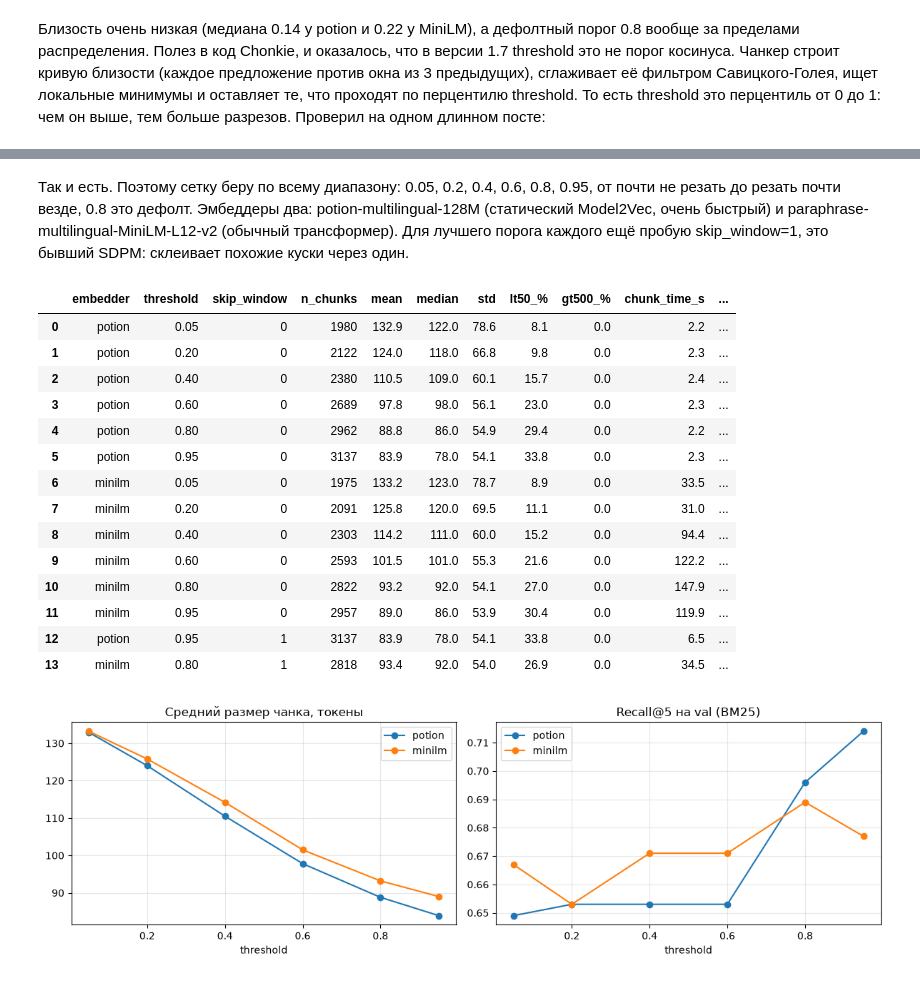
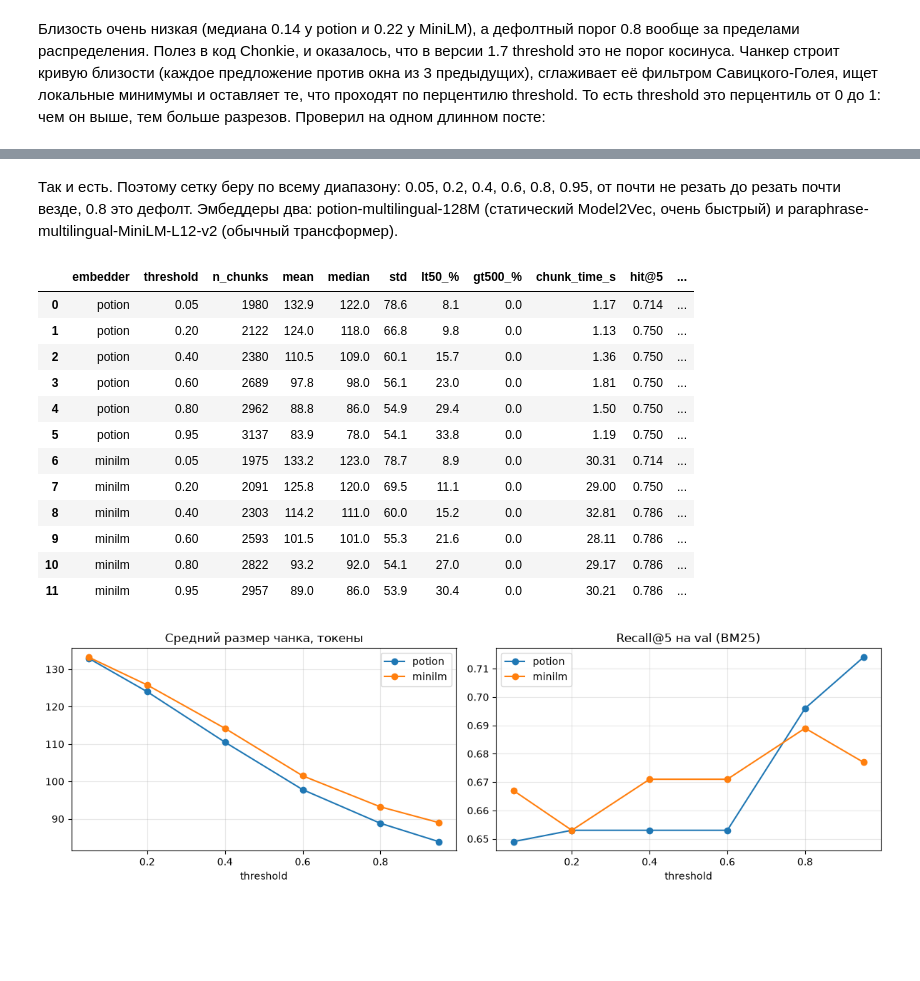
Before and after one commit to Anmishc/rag-games-telegram, a Jupyter notebook: kt2/RAG_КТ2_Мищенко_Андрей.ipynb, the cells around one changed output, grey strips where cells are left out. Cells and saved outputs as stored; diff of their text form; code cells hidden in the pictures; blank space fills up the shorter version.

```diff
--- a/kt2/RAG_КТ2_Мищенко_Андрей.ipynb
+++ b/kt2/RAG_КТ2_Мищенко_Андрей.ipynb
@@ -341,13 +388,11 @@ CHUNKERS = {
     'neural_mmbert': neural_chunker,
 }
 # %%
-rows, CH = [], {}
+rows, CH, CH_TIME = [], {}, {}
 for name, make in CHUNKERS.items():
-    ch, t_chunk = cached_chunks(name, make)
-    CH[name] = ch
-    idx = BM25Index(ch)
-    s = summary(evaluate(idx.search, val_q, dup_map))
-    rows.append({'chunker': name, **chunk_stats(ch), 'chunk_time_s': round(t_chunk, 1), **s})
+    CH[name], CH_TIME[name] = cached_chunks(name, make)
+    s = summary(evaluate(BM25Index(CH[name]).search, val_q, dup_map))
+    rows.append({'chunker': name, **chunk_stats(CH[name]), 'chunk_time_s': round(CH_TIME[name], 2), **s})
 chunker_table = pd.DataFrame(rows)
 chunker_table
 # %% [output]
@@ -370,0 +417,10 @@ chunker_table
+# %%
+no_punct = [d for d in docs_clean if not re.search(r'[.!?…]', d['text'])]
+print('постов без точек, ! и ?:', len(no_punct), 'из', len(docs_clean), '| из них с переносами строк:', sum('\n' in d['text'] for d in no_punct))
+rows = []
+for name, delim in [('. ! ? и перенос строки (по умолчанию)', ['. ', '! ', '? ', '\n']), ('только . ! ?', ['. ', '! ', '? '])]:
+    chunker = SentenceChunker(tokenizer='cl100k_base', chunk_size=128, delim=delim)
+    ch, ch_np = chunk_docs(docs_clean, chunker), chunk_docs(no_punct, chunker)
+    rows.append({'разделители': name, **chunk_stats(ch), 'gt128_%': round(100 * np.mean([c['tokens'] > 128 for c in ch]), 1),
+                 'чанков на пост без точек': round(len(ch_np) / len(no_punct), 2), **summary(evaluate(BM25Index(ch).search, val_q, dup_map))})
+pd.DataFrame(rows)
@@ -377,7 +440,7 @@ EMBEDDERS = {'potion': 'minishlab/potion-multilingual-128M', 'minilm': 'sentence
 SPLIT = re.compile(r'(?<=[.!?])\s+|\n+')
 p = CACHE / 'sem_sims.pkl'
 if p.exists():
-    sim_dist, _ = pickle.load(open(p, 'rb'))
+    sim_dist = pickle.load(open(p, 'rb'))
 else:
     rng = np.random.default_rng(42)
     multi = [d for d in docs_clean if len([s for s in SPLIT.split(d['text']) if len(s) >= 24]) >= 4]
@@ -392,7 +455,7 @@ else:
             E = E / np.linalg.norm(E, axis=1, keepdims=True)
             sims += list((E[:-1] * E[1:]).sum(1))
         sim_dist[short] = np.array(sims)
-    pickle.dump((sim_dist, None), open(p, 'wb'))
+    pickle.dump(sim_dist, open(p, 'wb'))
 
 fig, ax = plt.subplots(figsize=(9, 3.5))
 for short, sims in sim_dist.items():
@@ -404,8 +467,9 @@ ax.set_xlabel('cosine similarity'); ax.legend(); plt.tight_layout(); plt.show()
 # %% [markdown]
 Близость очень низкая (медиана 0.14 у potion и 0.22 у MiniLM), а дефолтный порог 0.8 вообще за пределами распределения. Полез в код Chonkie, и оказалось, что в версии 1.7 threshold это не порог косинуса. Чанкер строит кривую близости (каждое предложение против окна из 3 предыдущих), сглаживает её фильтром Савицкого-Голея, ищет локальные минимумы и оставляет те, что проходят по перцентилю threshold. То есть threshold это перцентиль от 0 до 1: чем он выше, тем больше разрезов. Проверил на одном длинном посте:
 # %%
+GRID = [0.05, 0.2, 0.4, 0.6, 0.8, 0.95]
 demo = next(d for d in docs_clean if d['doc_id'] == 'SteamByFree/19153')
-for thr in [0.05, 0.2, 0.4, 0.6, 0.8, 0.95]:
+for thr in GRID:
     ch = SemanticChunker(embedding_model=EMBEDDERS['potion'], threshold=thr, chunk_size=2048).chunk(demo['text'])
-    print(f'threshold={thr}: чанков {len(ch):2d}, токены по чанкам {[c.token_count for c in ch]}')
+    print(f'threshold={thr}: чанков {len(ch):2d}, токены по чанкам {[ntok(c.text) for c in ch]}')
 # %% [output]
@@ -418,37 +482,29 @@ threshold=0.95: чанков 15, токены по чанкам [39, 15, 40, 73,
 # %% [markdown]
-Так и есть. Поэтому сетку беру по всему диапазону: 0.05, 0.2, 0.4, 0.6, 0.8, 0.95, от почти не резать до резать почти везде, 0.8 это дефолт. Эмбеддеры два: potion-multilingual-128M (статический Model2Vec, очень быстрый) и paraphrase-multilingual-MiniLM-L12-v2 (обычный трансформер). Для лучшего порога каждого ещё пробую skip_window=1, это бывший SDPM: склеивает похожие куски через один.
+Так и есть. Поэтому сетку беру по всему диапазону: 0.05, 0.2, 0.4, 0.6, 0.8, 0.95, от почти не резать до резать почти везде, 0.8 это дефолт. Эмбеддеры два: potion-multilingual-128M (статический Model2Vec, очень быстрый) и paraphrase-multilingual-MiniLM-L12-v2 (обычный трансформер).
 # %%
-GRID = [0.05, 0.2, 0.4, 0.6, 0.8, 0.95]
-rows = []
+SEM, rows = {}, []
 for short, name in EMBEDDERS.items():
     for thr in GRID:
         ch, t = cached_chunks(f'sem_{short}_{thr}', lambda: SemanticChunker(embedding_model=name, threshold=thr, chunk_size=256))
+        SEM[short, thr] = ch
         s = summary(evaluate(BM25Index(ch).search, val_q, dup_map))
-        rows.append({'embedder': short, 'threshold': thr, 'skip_window': 0, **chunk_stats(ch), 'chunk_time_s': round(t, 1), **s})
+        rows.append({'embedder': short, 'threshold': thr, **chunk_stats(ch), 'chunk_time_s': round(t, 2), **s})
 sem_table = pd.DataFrame(rows)
-for short, name in EMBEDDERS.items():
-    best = sem_table[sem_table.embedder == short].sort_values(['recall@5', 'hit@5'], ascending=False).iloc[0]
-    thr = float(best.threshold)
-    ch, t = cached_chunks(f'sem_{short}_{thr}_skip1', lambda: SemanticChunker(embedding_model=name, threshold=thr, chunk_size=256, skip_window=1))
-    s = summary(evaluate(BM25Index(ch).search, val_q, dup_map))
-    sem_table.loc[len(sem_table)] = {'embedder': short, 'threshold': thr, 'skip_window': 1, **chunk_stats(ch), 'chunk_time_s': round(t, 1), **s}
 sem_table
 # %% [output]
-|  | embedder | threshold | skip_window | n_chunks | mean | median | std | lt50_% | gt500_% | chunk_time_s | ... |
-| 0 | potion | 0.05 | 0 | 1980 | 132.9 | 122.0 | 78.6 | 8.1 | 0.0 | 2.2 | ... |
-| 1 | potion | 0.20 | 0 | 2122 | 124.0 | 118.0 | 66.8 | 9.8 | 0.0 | 2.3 | ... |
-| 2 | potion | 0.40 | 0 | 2380 | 110.5 | 109.0 | 60.1 | 15.7 | 0.0 | 2.4 | ... |
-| 3 | potion | 0.60 | 0 | 2689 | 97.8 | 98.0 | 56.1 | 23.0 | 0.0 | 2.3 | ... |
-| 4 | potion | 0.80 | 0 | 2962 | 88.8 | 86.0 | 54.9 | 29.4 | 0.0 | 2.2 | ... |
-| 5 | potion | 0.95 | 0 | 3137 | 83.9 | 78.0 | 54.1 | 33.8 | 0.0 | 2.3 | ... |
-| 6 | minilm | 0.05 | 0 | 1975 | 133.2 | 123.0 | 78.7 | 8.9 | 0.0 | 33.5 | ... |
-| 7 | minilm | 0.20 | 0 | 2091 | 125.8 | 120.0 | 69.5 | 11.1 | 0.0 | 31.0 | ... |
-| 8 | minilm | 0.40 | 0 | 2303 | 114.2 | 111.0 | 60.0 | 15.2 | 0.0 | 94.4 | ... |
-| 9 | minilm | 0.60 | 0 | 2593 | 101.5 | 101.0 | 55.3 | 21.6 | 0.0 | 122.2 | ... |
-| 10 | minilm | 0.80 | 0 | 2822 | 93.2 | 92.0 | 54.1 | 27.0 | 0.0 | 147.9 | ... |
-| 11 | minilm | 0.95 | 0 | 2957 | 89.0 | 86.0 | 53.9 | 30.4 | 0.0 | 119.9 | ... |
-| 12 | potion | 0.95 | 1 | 3137 | 83.9 | 78.0 | 54.1 | 33.8 | 0.0 | 6.5 | ... |
-| 13 | minilm | 0.80 | 1 | 2818 | 93.4 | 92.0 | 54.0 | 26.9 | 0.0 | 34.5 | ... |
+|  | embedder | threshold | n_chunks | mean | median | std | lt50_% | gt500_% | chunk_time_s | hit@5 | ... |
+| 0 | potion | 0.05 | 1980 | 132.9 | 122.0 | 78.6 | 8.1 | 0.0 | 1.17 | 0.714 | ... |
+| 1 | potion | 0.20 | 2122 | 124.0 | 118.0 | 66.8 | 9.8 | 0.0 | 1.13 | 0.750 | ... |
+| 2 | potion | 0.40 | 2380 | 110.5 | 109.0 | 60.1 | 15.7 | 0.0 | 1.36 | 0.750 | ... |
+| 3 | potion | 0.60 | 2689 | 97.8 | 98.0 | 56.1 | 23.0 | 0.0 | 1.81 | 0.750 | ... |
+| 4 | potion | 0.80 | 2962 | 88.8 | 86.0 | 54.9 | 29.4 | 0.0 | 1.50 | 0.750 | ... |
+| 5 | potion | 0.95 | 3137 | 83.9 | 78.0 | 54.1 | 33.8 | 0.0 | 1.19 | 0.750 | ... |
+| 6 | minilm | 0.05 | 1975 | 133.2 | 123.0 | 78.7 | 8.9 | 0.0 | 30.31 | 0.714 | ... |
+| 7 | minilm | 0.20 | 2091 | 125.8 | 120.0 | 69.5 | 11.1 | 0.0 | 29.00 | 0.750 | ... |
+| 8 | minilm | 0.40 | 2303 | 114.2 | 111.0 | 60.0 | 15.2 | 0.0 | 32.81 | 0.786 | ... |
+| 9 | minilm | 0.60 | 2593 | 101.5 | 101.0 | 55.3 | 21.6 | 0.0 | 28.11 | 0.786 | ... |
+| 10 | minilm | 0.80 | 2822 | 93.2 | 92.0 | 54.1 | 27.0 | 0.0 | 29.17 | 0.786 | ... |
+| 11 | minilm | 0.95 | 2957 | 89.0 | 86.0 | 53.9 | 30.4 | 0.0 | 30.21 | 0.786 | ... |
 # %%
 fig, axes = plt.subplots(1, 2, figsize=(12, 3.8))
 for short in EMBEDDERS:
```
Also changed, not shown: parts of 58 cells of this notebook, 28 other files.
